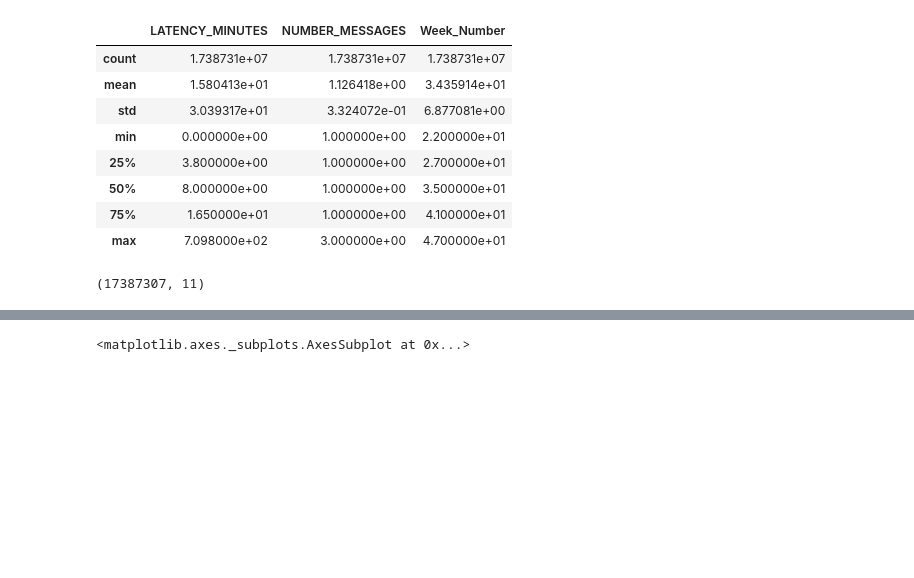
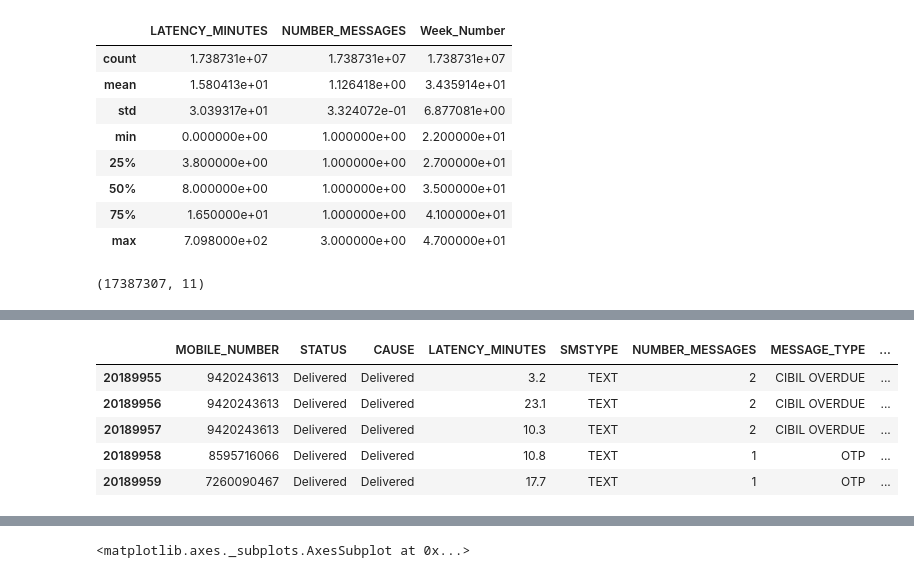
Before and after one commit to asimds/26DECOPFAIL, a Jupyter notebook: CLEANED_MSG_ANALYSIS+.ipynb, the cells around one changed output, grey strips where cells are left out. Cells and saved outputs as stored; diff of their text form; code cells hidden in the pictures; blank space fills up the shorter version.

```diff
--- a/CLEANED_MSG_ANALYSIS+.ipynb
+++ b/CLEANED_MSG_ANALYSIS+.ipynb
@@ -265,6 +215,15 @@ df1.head()
 | 2 | 6201108256 | 2021-06-05 20:41:57 | Delivered | Delivered | 0.0 | TEXT | 1 | OTP | ... |
 | 3 | 8435178035 | 2021-06-05 20:41:59 | Delivered | Delivered | 0.0 | TEXT | 1 | OTP | ... |
 | 4 | 8435178035 | 2021-06-05 20:42:00 | Delivered | Delivered | 0.1 | TEXT | 1 | OTP | ... |
+# %%
+df1.tail()
+# %% [output]
+|  | MOBILE_NUMBER | STATUS | CAUSE | LATENCY_MINUTES | SMSTYPE | NUMBER_MESSAGES | MESSAGE_TYPE | ... |
+| 20189955 | 9420243613 | Delivered | Delivered | 3.2 | TEXT | 2 | CIBIL OVERDUE | ... |
+| 20189956 | 9420243613 | Delivered | Delivered | 23.1 | TEXT | 2 | CIBIL OVERDUE | ... |
+| 20189957 | 9420243613 | Delivered | Delivered | 10.3 | TEXT | 2 | CIBIL OVERDUE | ... |
+| 20189958 | 8595716066 | Delivered | Delivered | 10.8 | TEXT | 1 | OTP | ... |
+| 20189959 | 7260090467 | Delivered | Delivered | 17.7 | TEXT | 1 | OTP | ... |
 # %%
 #Saving final cleaned dataset
 df1.to_pickle('/content/drive/MyDrive/26Dec21/final_cleaned_data')
```
Also changed, not shown: parts of 13 cells of this notebook.
